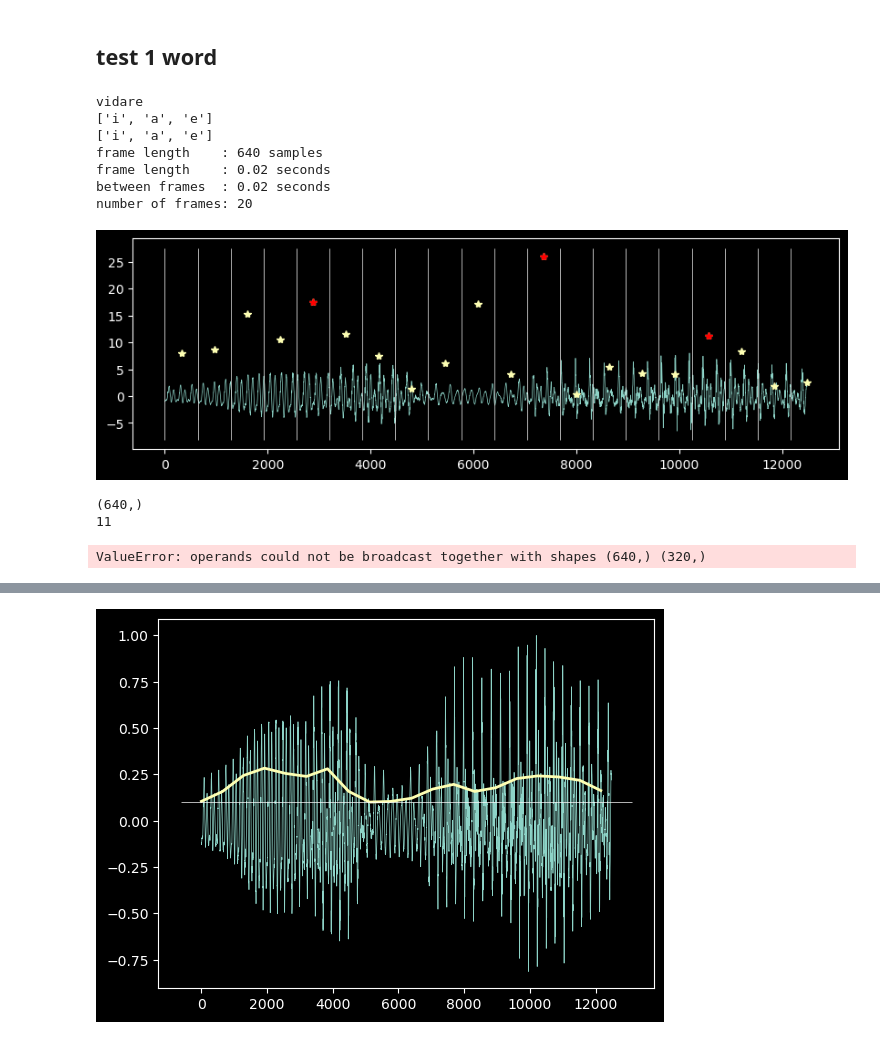
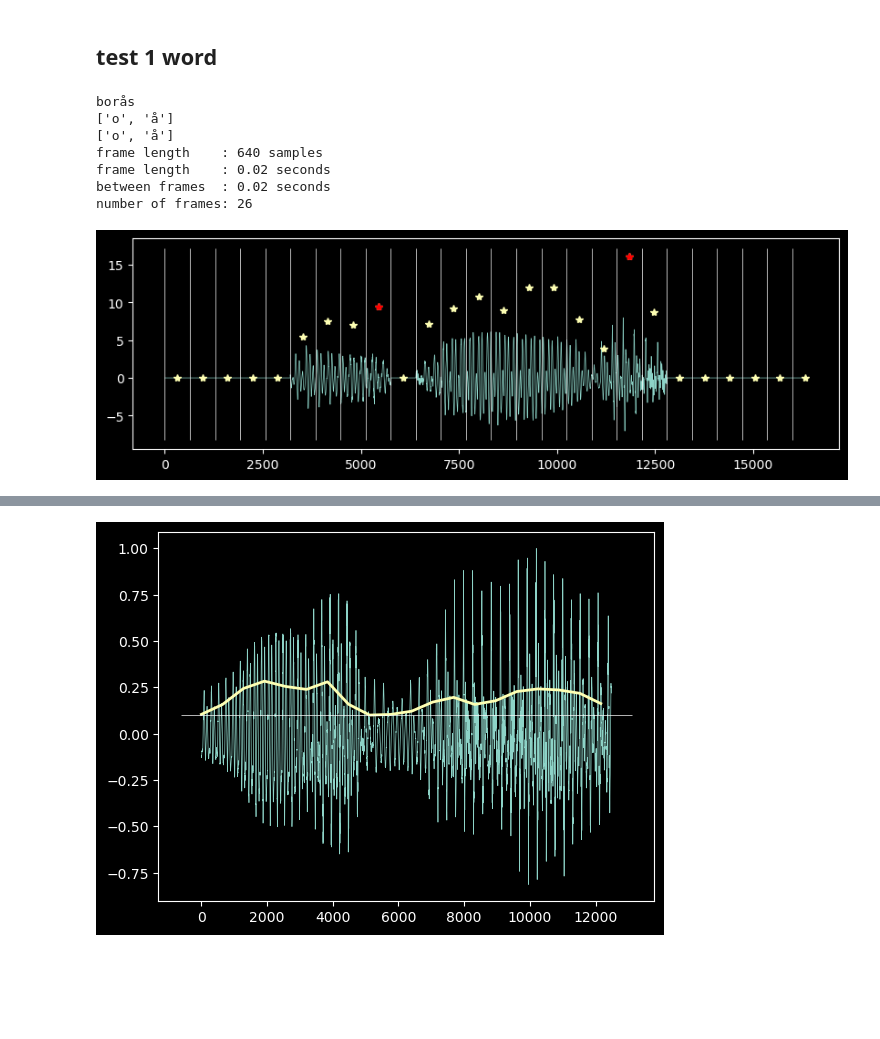
Before and after one commit to TobiasBjork/VowelProject, a Jupyter notebook: segments_NCC.ipynb, the cells around one changed output, grey strips where cells are left out. Cells and saved outputs as stored; diff of their text form; code cells hidden in the pictures; blank space fills up the shorter version.

```diff
--- a/segments_NCC.ipynb
+++ b/segments_NCC.ipynb
@@ -124,51 +95,35 @@ def HNR_short(frames, Fs, n_peaks=-1):
 # %%
+reload(tools)
 fl = int(0.02 * Fs)
-k = 11
+k = 4
 word = words[k]["word"]
 print(word)
 segments, vowels_per_segment = tools.segment_by_words(words, audio, Fs, tools.VOWELS_SV)
 x = segments[k] / segments[k].max()
 vowels = vowels_per_segment[k]
 
 print(vowels)
 print(words[k]["vowels"])
 
 frames, f_start = tools.split_frames(x, fl, Fs, overlap=0, vol_thr=0.1, print_info=True)
 
-peak_frames, hnr_frames = HNR_short(frames, Fs, len(vowels))
+peak_frames, hnr_frames = tools.HNR_short(frames, Fs, len(vowels))
 
 plt.figure(figsize=(10, 3))
 plt.plot(8 * np.concatenate(frames))
 plt.plot(f_start + int(fl / 2), hnr_frames, "*")
 plt.plot(f_start[peak_frames] + int(fl / 2), hnr_frames[peak_frames], "*r")
 plt.vlines(f_start, *plt.ylim())
 
 plt.show()
 
-wavfile.write(f"output/1word{word}.wav", Fs, tools.stitch_frames(frames[12:16]))
+wavfile.write(f"output/1word{word}.wav", Fs, tools.stitch_frames(frames[12:18]))
 # %% [output]
-vidare
-['i', 'a', 'e']
-['i', 'a', 'e']
+borås
+['o', 'å']
+['o', 'å']
 frame length    : 640 samples
 frame length    : 0.02 seconds
 between frames  : 0.02 seconds
-number of frames: 20
+number of frames: 26
-[figure, old version]
+[figure, new version]
-# %%
-template = frames[peak_frames[0]]
-print(template.shape)
-
-x = np.concatenate(frames)
-steps = len(x) - len(template)
-corr = []
-for f in frames:
-    corr.append(np.sum(template * f))
-
-plt.figure()
-plt.plot(x)
-plt.plot(corr)
-# %% [output]
-(640,)
-11
-ValueError: operands could not be broadcast together with shapes (640,) (320,)
```
Also changed, not shown: parts of 3 cells of this notebook, 5 other files.
